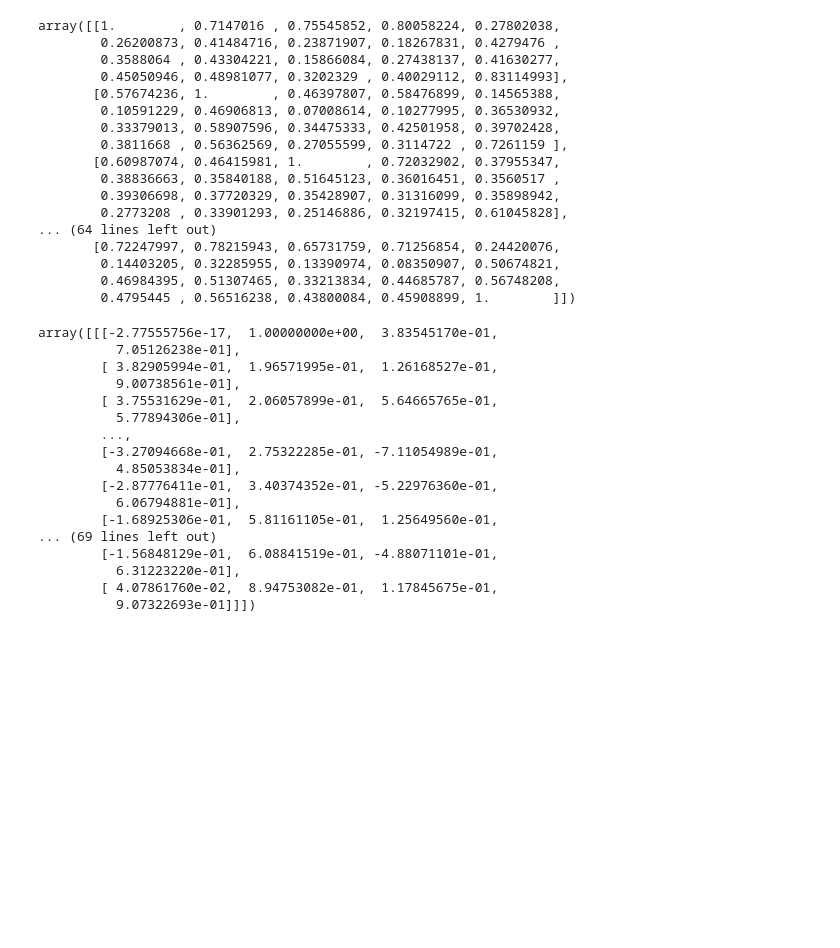
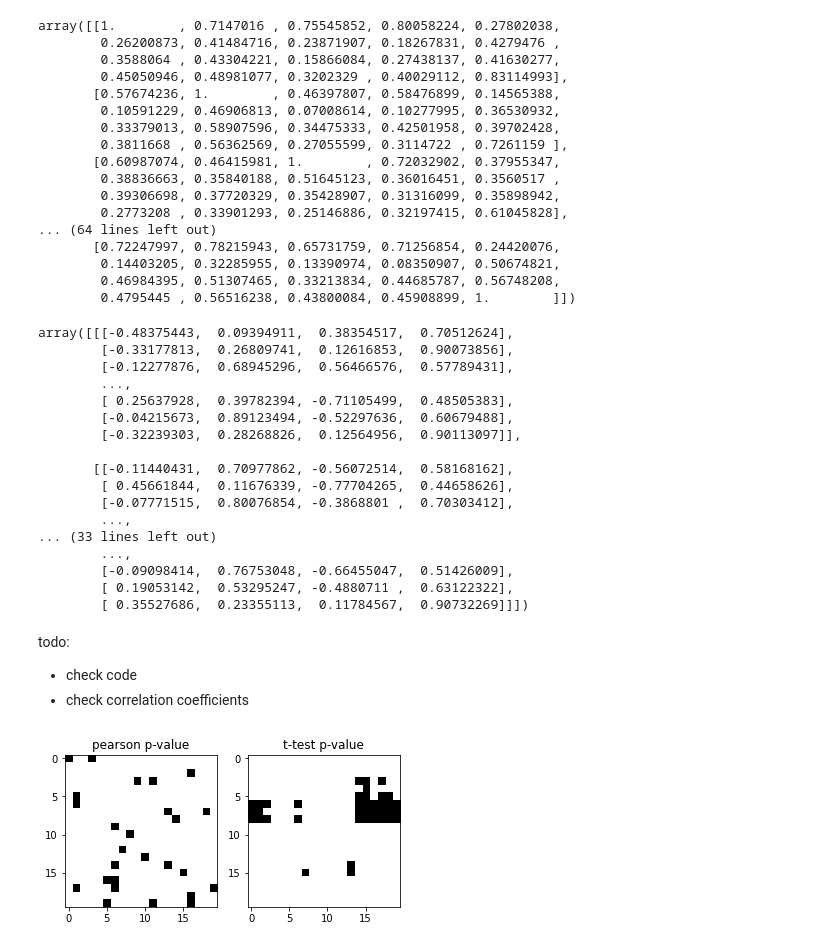
Before and after one commit to unofficial-Jona/Unimaas_researchproject_XAI, a Jupyter notebook: Data analysis.ipynb, the cells around one changed output. Drawn from its saved outputs; the diff is of its cells as text; code cells hidden in the pictures; blank space fills up the shorter version.

```diff
--- a/Data analysis.ipynb
+++ b/Data analysis.ipynb
@@ -157,7 +157,7 @@ array([[1.        , 0.7147016 , 0.75545852, 0.80058224, 0.27802038,
 def get_advanced_correlation_info():
     """
     Calculates Perarson correlation and student-t-test for every pair of features.
-    the third dimension is used to differenciate between test, stats-value and p-value
+    the third axis is used to differenciate between test, stats-value and p-value
     @return: array with shape(20,20,4)
         shape(:,:,0) = pearsons correlation coefficient
         shape(:,:,1) = two sided p-value
@@ -187,28 +187,54 @@ def get_advanced_correlation_info():
                 coeffs[i-6,j-6, 2] = stats
                 coeffs[i-6,j-6, 3] = p
 
-        # todo: everything!!
-
-        # store all this in dimensions of coeffs
 
     return coeffs
 
 get_advanced_correlation_info()
 # %% [output]
-array([[[-2.77555756e-17,  1.00000000e+00,  3.83545170e-01,
-          7.05126238e-01],
-        [ 3.82905994e-01,  1.96571995e-01,  1.26168527e-01,
-          9.00738561e-01],
-        [ 3.75531629e-01,  2.06057899e-01,  5.64665765e-01,
-          5.77894306e-01],
+array([[[-0.48375443,  0.09394911,  0.38354517,  0.70512624],
+        [-0.33177813,  0.26809741,  0.12616853,  0.90073856],
+        [-0.12277876,  0.68945296,  0.56466576,  0.57789431],
         ...,
-        [-3.27094668e-01,  2.75322285e-01, -7.11054989e-01,
-          4.85053834e-01],
-        [-2.87776411e-01,  3.40374352e-01, -5.22976360e-01,
-          6.06794881e-01],
-        [-1.68925306e-01,  5.81161105e-01,  1.25649560e-01,
-... (69 lines left out)
-        [-1.56848129e-01,  6.08841519e-01, -4.88071101e-01,
-          6.31223220e-01],
-        [ 4.07861760e-02,  8.94753082e-01,  1.17845675e-01,
-          9.07322693e-01]]])
+        [ 0.25637928,  0.39782394, -0.71105499,  0.48505383],
+        [-0.04215673,  0.89123494, -0.52297636,  0.60679488],
+        [-0.32239303,  0.28268826,  0.12564956,  0.90113097]],
+
+       [[-0.11440431,  0.70977862, -0.56072514,  0.58168162],
+        [ 0.45661844,  0.11676339, -0.77704265,  0.44658626],
+        [-0.07771515,  0.80076854, -0.3868801 ,  0.70303412],
+        ...,
+... (33 lines left out)
+        ...,
+        [-0.09098414,  0.76753048, -0.66455047,  0.51426009],
+        [ 0.19053142,  0.53295247, -0.4880711 ,  0.63122322],
+        [ 0.35527686,  0.23355113,  0.11784567,  0.90732269]]])
+# %% [markdown]
+todo:
+- check code
+- check correlation coefficients
+# %%
+def visualize_p_values(threshold = 0.05):
+    """
+    This function turns visualizes the p-values. It transform all p-values above a threshold
+    every pixel represents a p-value. All colored in white are above the given threshold.
+    @return: figure with 2 images representing p-values.
+    """
+    fig, ax = plt.subplots(1,2)
+    coeffs = get_advanced_correlation_info()
+
+    coeffs[:,:,1] = np.where(coeffs[:,:,1] > threshold, 0, 1)
+    ax[0].imshow(coeffs[:,:,1], cmap='binary')
+    ax[0].set_title('pearson p-value')
+
+
+    coeffs[:,:,3] = np.where(coeffs[:,:,3] > threshold, 0, 1)
+    ax[1].imshow(coeffs[:,:,3], cmap='binary')
+    ax[1].set_title('t-test p-value')
+
+
+    return plt.show()
+
+visualize_p_values()
+# %% [output]
+[figure, added]
```
